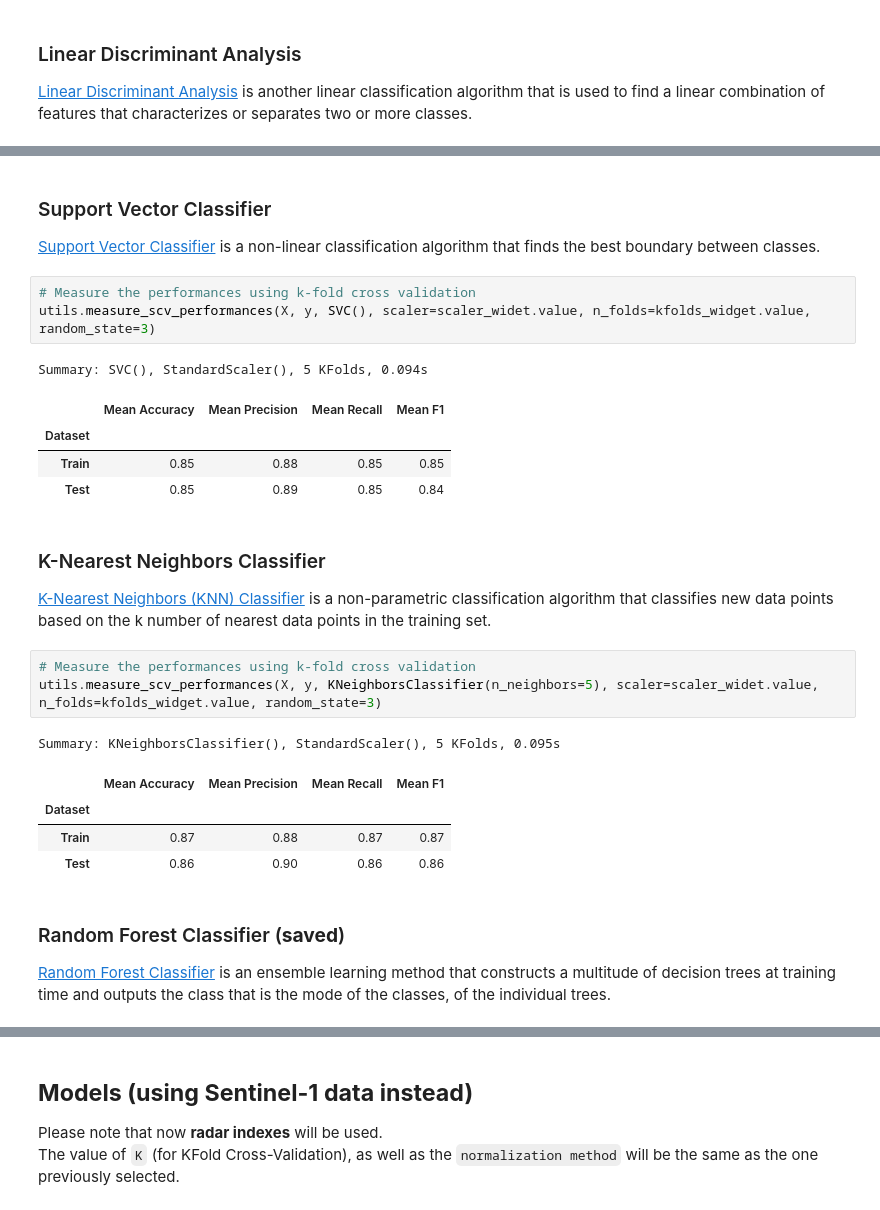
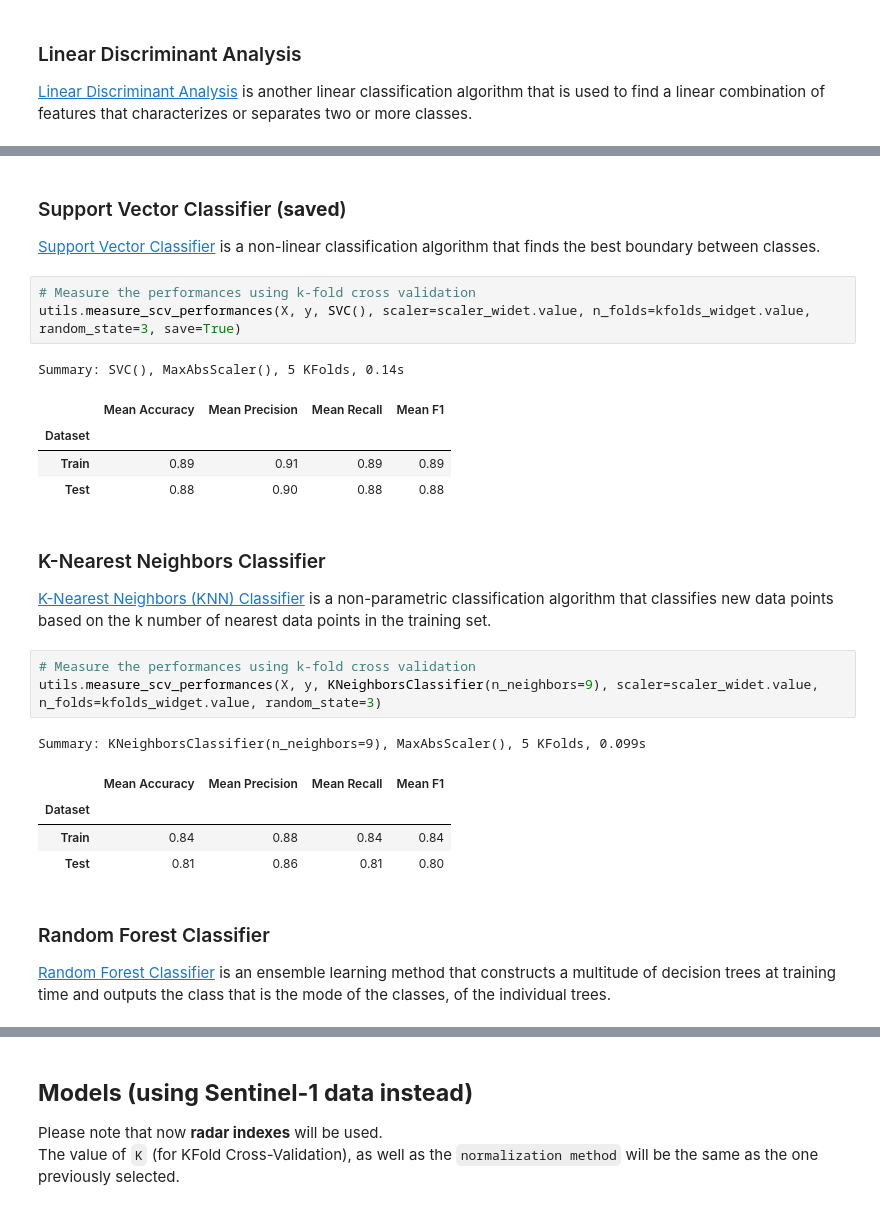
Before and after one commit to Amatofrancesco99/organic-fertilizers-detection, a Jupyter notebook: Notebooks/3-ml-models/notebook.ipynb, the cells around one changed output, grey strips where cells are left out. Drawn from its saved outputs; the diff is of its cells as text.

```diff
--- a/Notebooks/3-ml-models/notebook.ipynb
+++ b/Notebooks/3-ml-models/notebook.ipynb
@@ -267,30 +267,30 @@ Summary: LinearDiscriminantAnalysis(), StandardScaler(), 5 KFolds, 0.152s
 # %% [markdown]
-### Support Vector Classifier
+### Support Vector Classifier (**saved**)
 [Support Vector Classifier](https://towardsdatascience.com/everything-about-svm-classification-above-and-beyond-cc665bfd993e) is a non-linear classification algorithm that finds the best boundary between classes.
 # %%
 # Measure the performances using k-fold cross validation
-utils.measure_scv_performances(X, y, SVC(), scaler=scaler_widet.value, n_folds=kfolds_widget.value, random_state=3)
+utils.measure_scv_performances(X, y, SVC(), scaler=scaler_widet.value, n_folds=kfolds_widget.value, random_state=3, save=True)
 # %% [output]
-Summary: SVC(), StandardScaler(), 5 KFolds, 0.094s
+Summary: SVC(), MaxAbsScaler(), 5 KFolds, 0.14s
 |  | Mean Accuracy | Mean Precision | Mean Recall | Mean F1 |
 | Dataset |  |  |  |  |
-| Train | 0.85 | 0.88 | 0.85 | 0.85 |
-| Test | 0.85 | 0.89 | 0.85 | 0.84 |
+| Train | 0.89 | 0.91 | 0.89 | 0.89 |
+| Test | 0.88 | 0.90 | 0.88 | 0.88 |
 # %% [markdown]
 ### K-Nearest Neighbors Classifier
 
 [K-Nearest Neighbors (KNN) Classifier](https://towardsdatascience.com/machine-learning-basics-with-the-k-nearest-neighbors-algorithm-6a6e71d01761) is a non-parametric classification algorithm that classifies new data points based on the k number of nearest data points in the training set.
 # %%
 # Measure the performances using k-fold cross validation
-utils.measure_scv_performances(X, y, KNeighborsClassifier(n_neighbors=5), scaler=scaler_widet.value, n_folds=kfolds_widget.value, random_state=3)
+utils.measure_scv_performances(X, y, KNeighborsClassifier(n_neighbors=9), scaler=scaler_widet.value, n_folds=kfolds_widget.value, random_state=3)
 # %% [output]
-Summary: KNeighborsClassifier(), StandardScaler(), 5 KFolds, 0.095s
+Summary: KNeighborsClassifier(n_neighbors=9), MaxAbsScaler(), 5 KFolds, 0.099s
 |  | Mean Accuracy | Mean Precision | Mean Recall | Mean F1 |
 | Dataset |  |  |  |  |
-| Train | 0.87 | 0.88 | 0.87 | 0.87 |
-| Test | 0.86 | 0.90 | 0.86 | 0.86 |
+| Train | 0.84 | 0.88 | 0.84 | 0.84 |
+| Test | 0.81 | 0.86 | 0.81 | 0.80 |
 # %% [markdown]
-### Random Forest Classifier (**saved**)
+### Random Forest Classifier
 
 [Random Forest Classifier](https://towardsdatascience.com/random-forest-classification-678e551462f5) is an ensemble learning method that constructs a multitude of decision trees at training time and outputs the class that is the mode of the classes, of the individual trees.
 # %%
```
Also changed, not shown: parts of 11 cells of this notebook, 5 other files.
